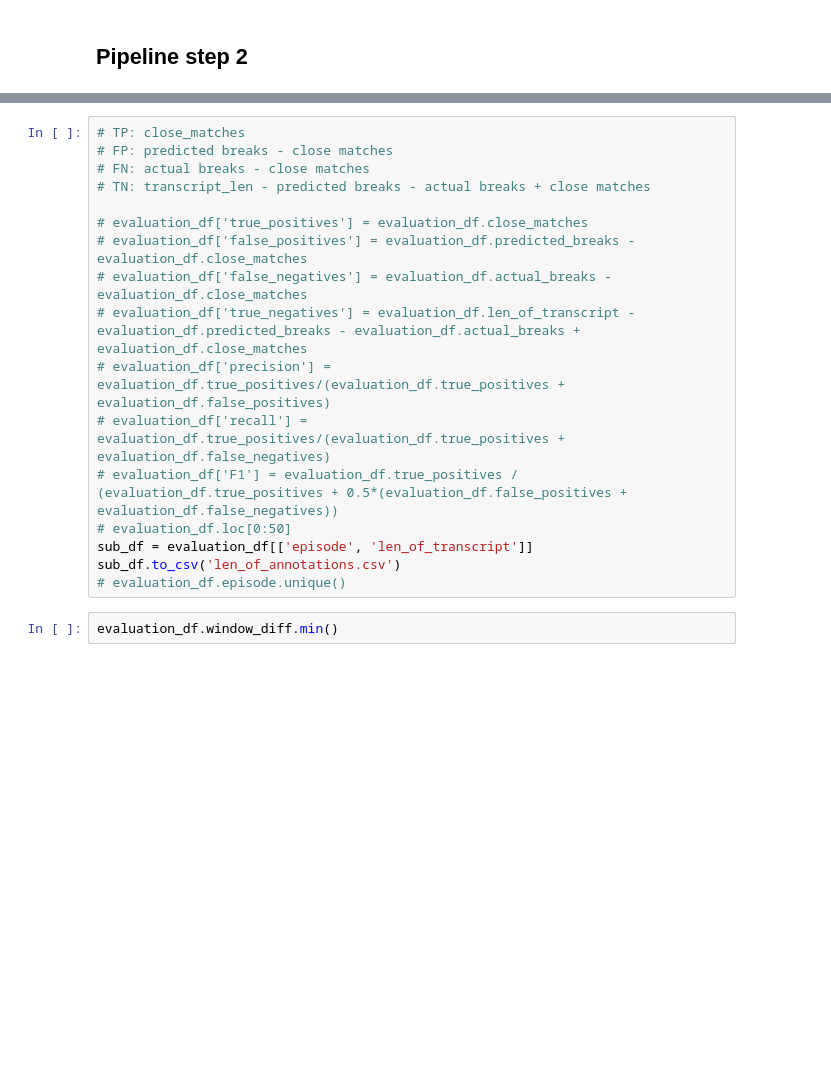
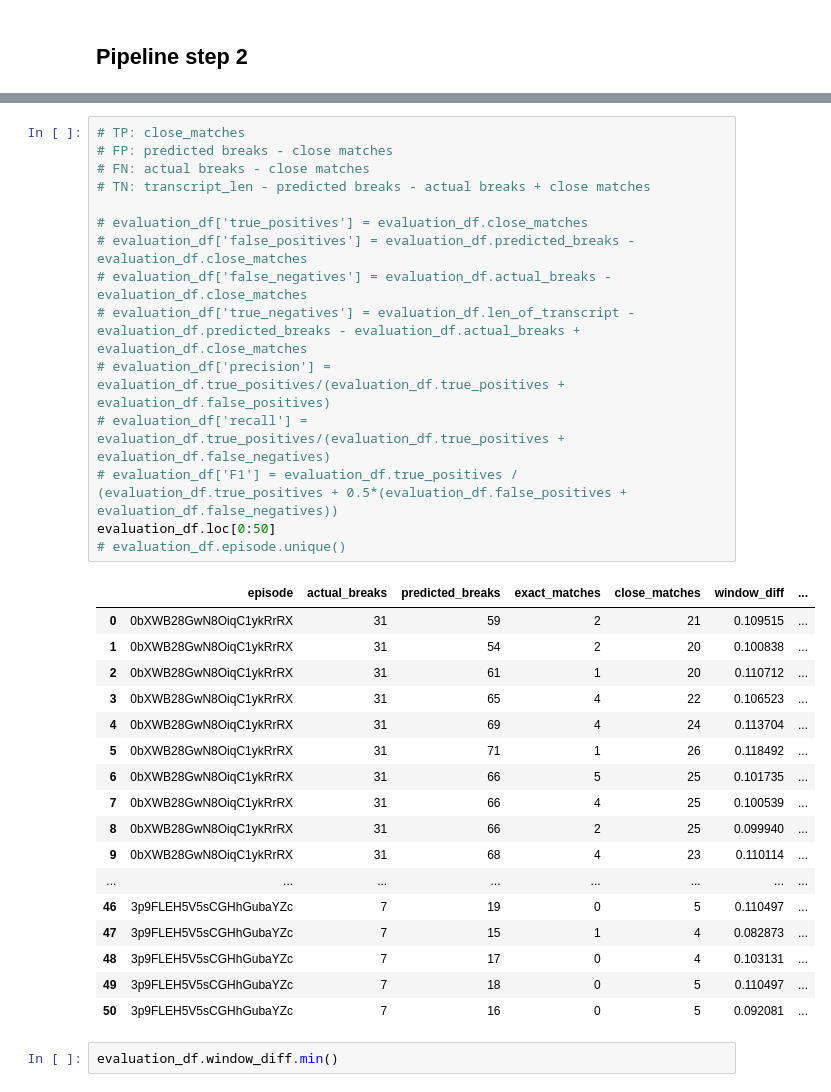
Before and after one commit to OskarMunck/Thesis, a Jupyter notebook: 4.topic_tiling.ipynb, the cells around one changed output, grey strips where cells are left out. Saved outputs shown, nothing was run; the diff lists cells and outputs as text; blank space fills up the shorter version.

```diff
--- a/4.topic_tiling.ipynb
+++ b/4.topic_tiling.ipynb
@@ -344,20 +348,36 @@ print(evaluation_df.shape)
 # %%
 # TP: close_matches
 # FP: predicted breaks - close matches
 # FN: actual breaks - close matches
 # TN: transcript_len - predicted breaks - actual breaks + close matches
 
 # evaluation_df['true_positives'] = evaluation_df.close_matches
 # evaluation_df['false_positives'] = evaluation_df.predicted_breaks - evaluation_df.close_matches
 # evaluation_df['false_negatives'] = evaluation_df.actual_breaks - evaluation_df.close_matches
 # evaluation_df['true_negatives'] = evaluation_df.len_of_transcript - evaluation_df.predicted_breaks - evaluation_df.actual_breaks + evaluation_df.close_matches
 # evaluation_df['precision'] = evaluation_df.true_positives/(evaluation_df.true_positives + evaluation_df.false_positives)
 # evaluation_df['recall'] = evaluation_df.true_positives/(evaluation_df.true_positives + evaluation_df.false_negatives)
 # evaluation_df['F1'] = evaluation_df.true_positives / (evaluation_df.true_positives + 0.5*(evaluation_df.false_positives + evaluation_df.false_negatives))
-# evaluation_df.loc[0:50]
-sub_df = evaluation_df[['episode', 'len_of_transcript']]
-sub_df.to_csv('len_of_annotations.csv')
+evaluation_df.loc[0:50]
 # evaluation_df.episode.unique()
+# %% [output]
+|  | episode | actual_breaks | predicted_breaks | exact_matches | close_matches | window_diff | ... |
+| 0 | 0bXWB28GwN8OiqC1ykRrRX | 31 | 59 | 2 | 21 | 0.109515 | ... |
+| 1 | 0bXWB28GwN8OiqC1ykRrRX | 31 | 54 | 2 | 20 | 0.100838 | ... |
+| 2 | 0bXWB28GwN8OiqC1ykRrRX | 31 | 61 | 1 | 20 | 0.110712 | ... |
+| 3 | 0bXWB28GwN8OiqC1ykRrRX | 31 | 65 | 4 | 22 | 0.106523 | ... |
+| 4 | 0bXWB28GwN8OiqC1ykRrRX | 31 | 69 | 4 | 24 | 0.113704 | ... |
+| 5 | 0bXWB28GwN8OiqC1ykRrRX | 31 | 71 | 1 | 26 | 0.118492 | ... |
+| 6 | 0bXWB28GwN8OiqC1ykRrRX | 31 | 66 | 5 | 25 | 0.101735 | ... |
+| 7 | 0bXWB28GwN8OiqC1ykRrRX | 31 | 66 | 4 | 25 | 0.100539 | ... |
+| 8 | 0bXWB28GwN8OiqC1ykRrRX | 31 | 66 | 2 | 25 | 0.099940 | ... |
+| 9 | 0bXWB28GwN8OiqC1ykRrRX | 31 | 68 | 4 | 23 | 0.110114 | ... |
+| ... | ... | ... | ... | ... | ... | ... | ... |
+| 46 | 3p9FLEH5V5sCGHhGubaYZc | 7 | 19 | 0 | 5 | 0.110497 | ... |
+| 47 | 3p9FLEH5V5sCGHhGubaYZc | 7 | 15 | 1 | 4 | 0.082873 | ... |
+| 48 | 3p9FLEH5V5sCGHhGubaYZc | 7 | 17 | 0 | 4 | 0.103131 | ... |
+| 49 | 3p9FLEH5V5sCGHhGubaYZc | 7 | 18 | 0 | 5 | 0.110497 | ... |
+| 50 | 3p9FLEH5V5sCGHhGubaYZc | 7 | 16 | 0 | 5 | 0.092081 | ... |
 # %%
 evaluation_df.window_diff.min()
 # %% [output]
```
Also changed, not shown: parts of 6 cells of this notebook.
